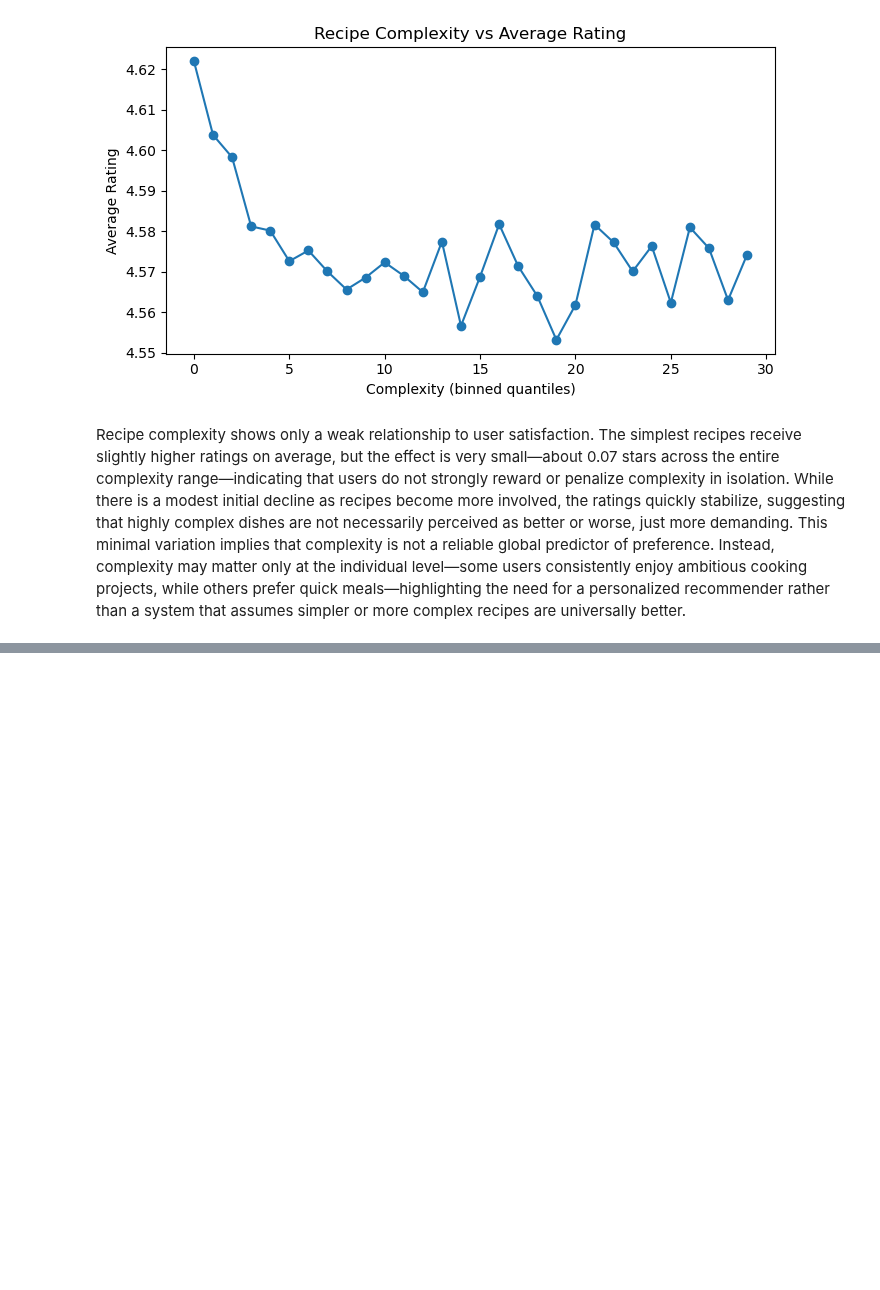
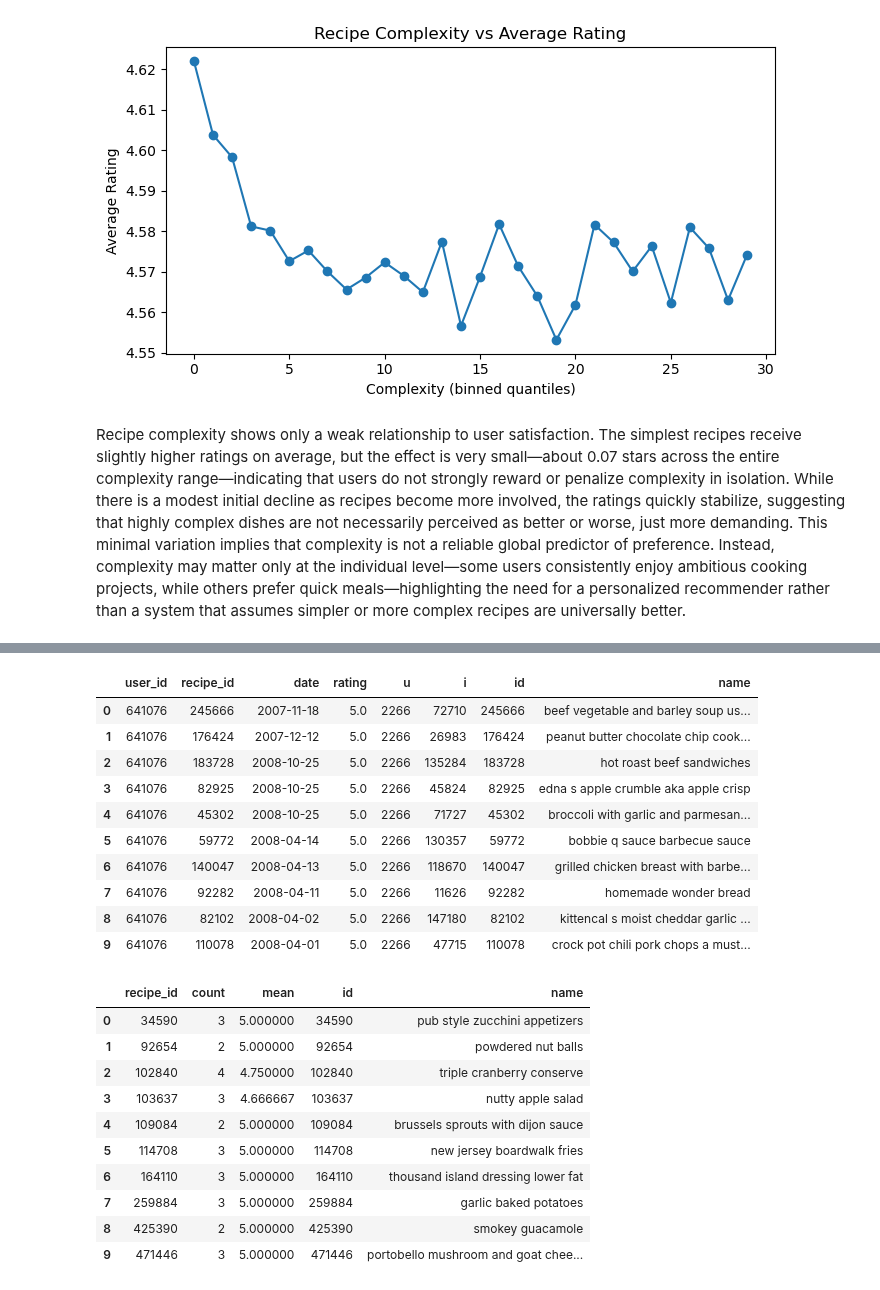
Before and after one commit to kecohen575/RecipeRecommender, a Jupyter notebook: recipe_recsys.ipynb, the cells around one changed output, grey strips where cells are left out. Cells and saved outputs as stored; diff of their text form; code cells hidden in the pictures; blank space fills up the shorter version.

Commit message:
Implement an item-item Jaccard similarity recommender

```diff
--- a/recipe_recsys.ipynb
+++ b/recipe_recsys.ipynb
@@ -485,0 +623,31 @@ Recipe complexity shows only a weak relationship to user satisfaction. The simpl
+# %%
+# Example Usage
+
+sample_user = random.choice(list(user_likes.keys()))
+recs = recommend_jaccard(sample_user, user_likes, item_likes, top_k=10)
+
+display(show_user_likes(sample_user, train_df, raw_recipes))
+display(show_recommendations(recs, train_df, raw_recipes))
+# %% [output]
+|  | user_id | recipe_id | date | rating | u | i | id | name |
+| 0 | 641076 | 245666 | 2007-11-18 | 5.0 | 2266 | 72710 | 245666 | beef vegetable and barley soup us... |
+| 1 | 641076 | 176424 | 2007-12-12 | 5.0 | 2266 | 26983 | 176424 | peanut butter chocolate chip cook... |
+| 2 | 641076 | 183728 | 2008-10-25 | 5.0 | 2266 | 135284 | 183728 | hot roast beef sandwiches |
+| 3 | 641076 | 82925 | 2008-10-25 | 5.0 | 2266 | 45824 | 82925 | edna s apple crumble aka apple crisp |
+| 4 | 641076 | 45302 | 2008-10-25 | 5.0 | 2266 | 71727 | 45302 | broccoli with garlic and parmesan... |
+| 5 | 641076 | 59772 | 2008-04-14 | 5.0 | 2266 | 130357 | 59772 | bobbie q sauce barbecue sauce |
+| 6 | 641076 | 140047 | 2008-04-13 | 5.0 | 2266 | 118670 | 140047 | grilled chicken breast with barbe... |
+| 7 | 641076 | 92282 | 2008-04-11 | 5.0 | 2266 | 11626 | 92282 | homemade wonder bread |
+| 8 | 641076 | 82102 | 2008-04-02 | 5.0 | 2266 | 147180 | 82102 | kittencal s moist cheddar garlic ... |
+| 9 | 641076 | 110078 | 2008-04-01 | 5.0 | 2266 | 47715 | 110078 | crock pot chili pork chops a must... |
+|  | recipe_id | count | mean | id | name |
+| 0 | 34590 | 3 | 5.000000 | 34590 | pub style zucchini appetizers |
+| 1 | 92654 | 2 | 5.000000 | 92654 | powdered nut balls |
+| 2 | 102840 | 4 | 4.750000 | 102840 | triple cranberry conserve |
+| 3 | 103637 | 3 | 4.666667 | 103637 | nutty apple salad |
+| 4 | 109084 | 2 | 5.000000 | 109084 | brussels sprouts with dijon sauce |
+| 5 | 114708 | 3 | 5.000000 | 114708 | new jersey boardwalk fries |
+| 6 | 164110 | 3 | 5.000000 | 164110 | thousand island dressing lower fat |
+| 7 | 259884 | 3 | 5.000000 | 259884 | garlic baked potatoes |
+| 8 | 425390 | 2 | 5.000000 | 425390 | smokey guacamole |
+| 9 | 471446 | 3 | 5.000000 | 471446 | portobello mushroom and goat chee... |
```
Also changed, not shown: parts of 19 cells of this notebook.
